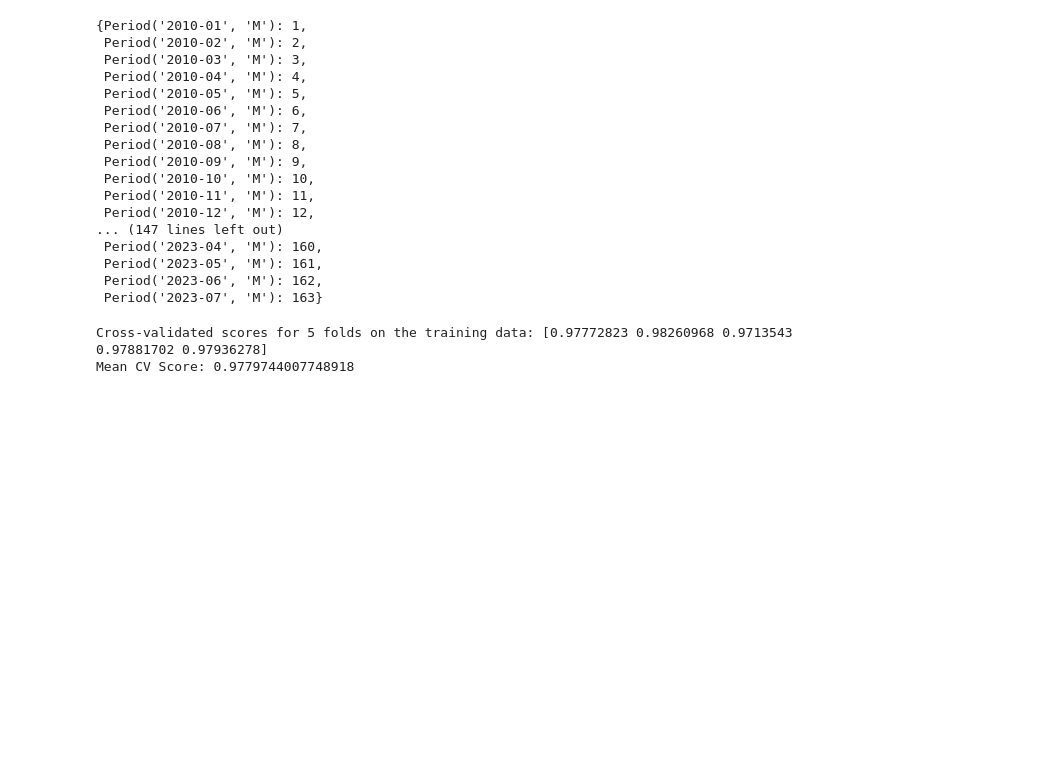
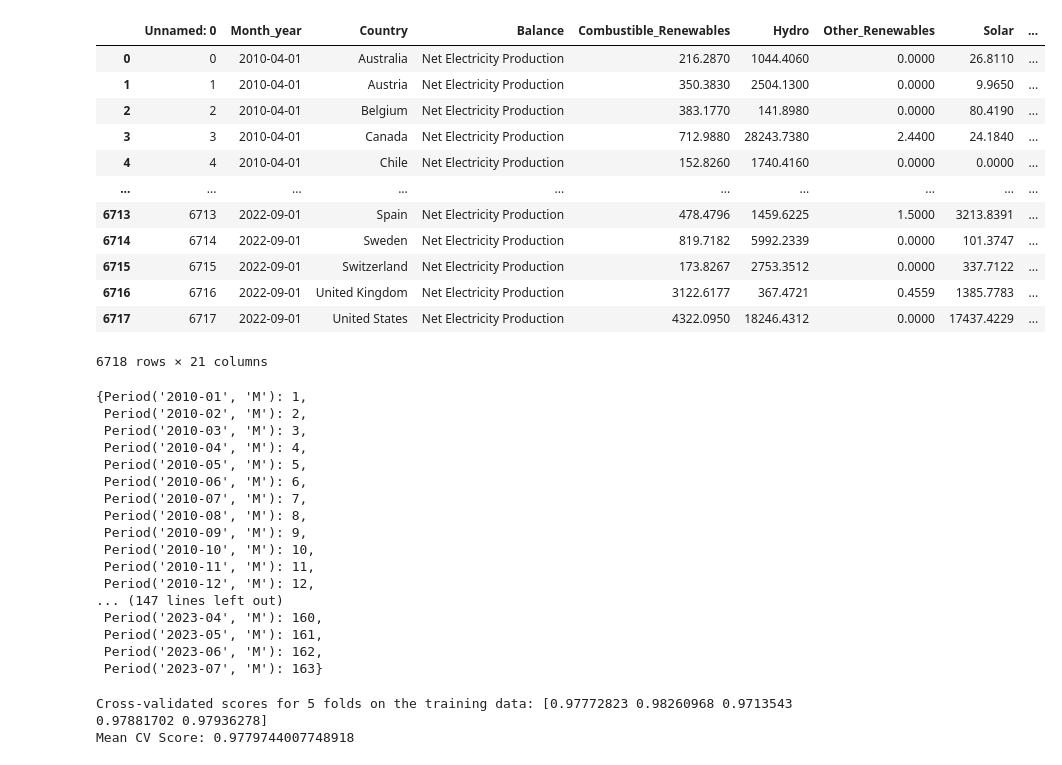
Before and after one commit to VonRiecken/Power-Predict, a Jupyter notebook: notebooks/KNN_Poly_4feats_TIME_log.ipynb, the cells around one changed output. Drawn from its saved outputs; the diff is of its cells as text; code cells hidden in the pictures; blank space fills up the shorter version.

Commit message:
orindal_mapping function implemeted in best model and preprocessor.py

```diff
--- a/notebooks/KNN_Poly_4feats_TIME_log.ipynb
+++ b/notebooks/KNN_Poly_4feats_TIME_log.ipynb
@@ -15,6 +16,84 @@ import seaborn as sns
 
 # --- Fetching Data ---
 df = pd.read_csv('/Users/FernandoSandoval/code/VonRiecken/Power-Predict/power_predict/data/merged_dataset2023-12-04 23:03:28.614514.csv')
+# %%
+# Ordinal Mapping function
+
+ordinal_map = {
+ Period('2010-01', 'M'): 1, Period('2010-02', 'M'): 2, Period('2010-03', 'M'): 3, Period('2010-04', 'M'): 4, Period('2010-05', 'M'): 5,
+ Period('2010-06', 'M'): 6, Period('2010-07', 'M'): 7, Period('2010-08', 'M'): 8, Period('2010-09', 'M'): 9, Period('2010-10', 'M'): 10,
+ Period('2010-11', 'M'): 11, Period('2010-12', 'M'): 12, Period('2011-01', 'M'): 13, Period('2011-02', 'M'): 14, Period('2011-03', 'M'): 15,
+ Period('2011-04', 'M'): 16, Period('2011-05', 'M'): 17, Period('2011-06', 'M'): 18, Period('2011-07', 'M'): 19, Period('2011-08', 'M'): 20,
+ Period('2011-09', 'M'): 21, Period('2011-10', 'M'): 22, Period('2011-11', 'M'): 23, Period('2011-12', 'M'): 24, Period('2012-01', 'M'): 25,
+ Period('2012-02', 'M'): 26, Period('2012-03', 'M'): 27, Period('2012-04', 'M'): 28, Period('2012-05', 'M'): 29, Period('2012-06', 'M'): 30,
+ Period('2012-07', 'M'): 31, Period('2012-08', 'M'): 32, Period('2012-09', 'M'): 33, Period('2012-10', 'M'): 34, Period('2012-11', 'M'): 35,
+ Period('2012-12', 'M'): 36, Period('2013-01', 'M'): 37, Period('2013-02', 'M'): 38, Period('2013-03', 'M'): 39, Period('2013-04', 'M'): 40,
+ Period('2013-05', 'M'): 41, Period('2013-06', 'M'): 42, Period('2013-07', 'M'): 43, Period('2013-08', 'M'): 44, Period('2013-09', 'M'): 45,
+ Period('2013-10', 'M'): 46, Period('2013-11', 'M'): 47, Period('2013-12', 'M'): 48, Period('2014-01', 'M'): 49, Period('2014-02', 'M'): 50,
+ Period('2014-03', 'M'): 51, Period('2014-04', 'M'): 52, Period('2014-05', 'M'): 53, Period('2014-06', 'M'): 54, Period('2014-07', 'M'): 55,
+ Period('2014-08', 'M'): 56, Period('2014-09', 'M'): 57, Period('2014-10', 'M'): 58, Period('2014-11', 'M'): 59,
+ Period('2014-12', 'M'): 60, Period('2015-01', 'M'): 61, Period('2015-02', 'M'): 62, Period('2015-03', 'M'): 63, Period('2015-04', 'M'): 64,
+ Period('2015-05', 'M'): 65, Period('2015-06', 'M'): 66, Period('2015-07', 'M'): 67, Period('2015-08', 'M'): 68, Period('2015-09', 'M'): 69,
+ Period('2015-10', 'M'): 70, Period('2015-11', 'M'): 71, Period('2015-12', 'M'): 72, Period('2016-01', 'M'): 73, Period('2016-02', 'M'): 74,
+ Period('2016-03', 'M'): 75, Period('2016-04', 'M'): 76, Period('2016-05', 'M'): 77, Period('2016-06', 'M'): 78, Period('2016-07', 'M'): 79,
+ Period('2016-08', 'M'): 80, Period('2016-09', 'M'): 81, Period('2016-10', 'M'): 82, Period('2016-11', 'M'): 83, Period('2016-12', 'M'): 84,
+ Period('2017-01', 'M'): 85, Period('2017-02', 'M'): 86, Period('2017-03', 'M'): 87, Period('2017-04', 'M'): 88, Period('2017-05', 'M'): 89,
+ Period('2017-06', 'M'): 90, Period('2017-07', 'M'): 91, Period('2017-08', 'M'): 92, Period('2017-09', 'M'): 93,
+ Period('2017-10', 'M'): 94, Period('2017-11', 'M'): 95, Period('2017-12', 'M'): 96, Period('2018-01', 'M'): 97, Period('2018-02', 'M'): 98,
+ Period('2018-03', 'M'): 99, Period('2018-04', 'M'): 100, Period('2018-05', 'M'): 101, Period('2018-06', 'M'): 102, Period('2018-07', 'M'): 103,
+ Period('2018-08', 'M'): 104, Period('2018-09', 'M'): 105, Period('2018-10', 'M'): 106, Period('2018-11', 'M'): 107, Period('2018-12', 'M'): 108,
+ Period('2019-01', 'M'): 109, Period('2019-02', 'M'): 110, Period('2019-03', 'M'): 111, Period('2019-04', 'M'): 112, Period('2019-05', 'M'): 113,
+ Period('2019-06', 'M'): 114, Period('2019-07', 'M'): 115, Period('2019-08', 'M'): 116, Period('2019-09', 'M'): 117, Period('2019-10', 'M'): 118,
+ Period('2019-11', 'M'): 119, Period('2019-12', 'M'): 120, Period('2020-01', 'M'): 121, Period('2020-02', 'M'): 122, Period('2020-03', 'M'): 123,
+ Period('2020-04', 'M'): 124, Period('2020-05', 'M'): 125, Period('2020-06', 'M'): 126, Period('2020-07', 'M'): 127, Period('2020-08', 'M'): 128,
+ Period('2020-09', 'M'): 129, Period('2020-10', 'M'): 130, Period('2020-11', 'M'): 131, Period('2020-12', 'M'): 132, Period('2021-01', 'M'): 133,
+ Period('2021-02', 'M'): 134, Period('2021-03', 'M'): 135, Period('2021-04', 'M'): 136, Period('2021-05', 'M'): 137, Period('2021-06', 'M'): 138,
+ Period('2021-07', 'M'): 139, Period('2021-08', 'M'): 140, Period('2021-09', 'M'): 141, Period('2021-10', 'M'): 142, Period('2021-11', 'M'): 143,
+ Period('2021-12', 'M'): 144, Period('2022-01', 'M'): 145, Period('2022-02', 'M'): 146, Period('2022-03', 'M'): 147, Period('2022-04', 'M'): 148,
+ Period('2022-05', 'M'): 149, Period('2022-06', 'M'): 150, Period('2022-07', 'M'): 151, Period('2022-08', 'M'): 152, Period('2022-09', 'M'): 153,
+ Period('2022-10', 'M'): 154, Period('2022-11', 'M'): 155, Period('2022-12', 'M'): 156, Period('2023-01', 'M'): 157, Period('2023-02', 'M'): 158,
+ Period('2023-03', 'M'): 159, Period('2023-04', 'M'): 160, Period('2023-05', 'M'): 161, Period('2023-06', 'M'): 162, Period('2023-07', 'M'): 163,
+ Period('2023-08', 'M'): 164, Period('2023-09', 'M'): 165, Period('2023-10', 'M'): 166, Period('2023-11', 'M'): 167, Period('2023-12', 'M'): 168,
+ Period('2024-01', 'M'): 169, Period('2024-02', 'M'): 170, Period('2024-03', 'M'): 171, Period('2024-04', 'M'): 172, Period('2024-05', 'M'): 173,
+ Period('2024-06', 'M'): 174, Period('2024-07', 'M'): 175, Period('2024-08', 'M'): 176, Period('2024-09', 'M'): 177, Period('2024-10', 'M'): 178,
+ Period('2024-11', 'M'): 179, Period('2024-12', 'M'): 180, Period('2025-01', 'M'): 181, Period('2025-02', 'M'): 182, Period('2025-03', 'M'): 183,
+ Period('2025-04', 'M'): 184, Period('2025-05', 'M'): 185, Period('2025-06', 'M'): 186, Period('2025-07', 'M'): 187, Period('2025-08', 'M'): 188,
+ Period('2025-09', 'M'): 189, Period('2025-10', 'M'): 190, Period('2025-11', 'M'): 191, Period('2025-12', 'M'): 192, Period('2026-01', 'M'): 193,
+ Period('2026-02', 'M'): 194, Period('2026-03', 'M'): 195, Period('2026-04', 'M'): 196, Period('2026-05', 'M'): 197, Period('2026-06', 'M'): 198,
+ Period('2026-07', 'M'): 199, Period('2026-08', 'M'): 200, Period('2026-09', 'M'): 201, Period('2026-10', 'M'): 202, Period('2026-11', 'M'): 203,
+ Period('2026-12', 'M'): 204, Period('2027-01', 'M'): 205, Period('2027-02', 'M'): 206, Period('2027-03', 'M'): 207, Period('2027-04', 'M'): 208,
+ Period('2027-05', 'M'): 209, Period('2027-06', 'M'): 210, Period('2027-07', 'M'): 211, Period('2027-08', 'M'): 212, Period('2027-09', 'M'): 213,
+ Period('2027-10', 'M'): 214, Period('2027-11', 'M'): 215, Period('2027-12', 'M'): 216, Period('2028-01', 'M'): 217, Period('2028-02', 'M'): 218,
+ Period('2028-03', 'M'): 219, Period('2028-04', 'M'): 220, Period('2028-05', 'M'): 221, Period('2028-06', 'M'): 222, Period('2028-07', 'M'): 223,
+ Period('2028-08', 'M'): 224, Period('2028-09', 'M'): 225, Period('2028-10', 'M'): 226, Period('2028-11', 'M'): 227, Period('2028-12', 'M'): 228,
+ Period('2029-01', 'M'): 229, Period('2029-02', 'M'): 230, Period('2029-03', 'M'): 231, Period('2029-04', 'M'): 232, Period('2029-05', 'M'): 233,
+ Period('2029-06', 'M'): 234, Period('2029-07', 'M'): 235, Period('2029-08', 'M'): 236, Period('2029-09', 'M'): 237, Period('2029-10', 'M'): 238,
+ Period('2029-11', 'M'): 239, Period('2029-12', 'M'): 240}
+
+def ordinal_mapping(date):
+    # Convert date to Period object in 'M' frequency
+    period_date = pd.Period(date, freq='M')
+
+    # Return the ordinal value if the date is in the map, else return None
+    return ordinal_map.get(period_date)
+
+df['ordinal_month'] = df['Month_year'].apply(ordinal_mapping)
+
+df
+# %% [output]
+|  | Unnamed: 0 | Month_year | Country | Balance | Combustible_Renewables | Hydro | Other_Renewables | Solar | ... |
+| 0 | 0 | 2010-04-01 | Australia | Net Electricity Production | 216.2870 | 1044.4060 | 0.0000 | 26.8110 | ... |
+| 1 | 1 | 2010-04-01 | Austria | Net Electricity Production | 350.3830 | 2504.1300 | 0.0000 | 9.9650 | ... |
+| 2 | 2 | 2010-04-01 | Belgium | Net Electricity Production | 383.1770 | 141.8980 | 0.0000 | 80.4190 | ... |
+| 3 | 3 | 2010-04-01 | Canada | Net Electricity Production | 712.9880 | 28243.7380 | 2.4400 | 24.1840 | ... |
+| 4 | 4 | 2010-04-01 | Chile | Net Electricity Production | 152.8260 | 1740.4160 | 0.0000 | 0.0000 | ... |
+| ... | ... | ... | ... | ... | ... | ... | ... | ... | ... |
+| 6713 | 6713 | 2022-09-01 | Spain | Net Electricity Production | 478.4796 | 1459.6225 | 1.5000 | 3213.8391 | ... |
+| 6714 | 6714 | 2022-09-01 | Sweden | Net Electricity Production | 819.7182 | 5992.2339 | 0.0000 | 101.3747 | ... |
+| 6715 | 6715 | 2022-09-01 | Switzerland | Net Electricity Production | 173.8267 | 2753.3512 | 0.0000 | 337.7122 | ... |
+| 6716 | 6716 | 2022-09-01 | United Kingdom | Net Electricity Production | 3122.6177 | 367.4721 | 0.4559 | 1385.7783 | ... |
+| 6717 | 6717 | 2022-09-01 | United States | Net Electricity Production | 4322.0950 | 18246.4312 | 0.0000 | 17437.4229 | ... |
+6718 rows × 21 columns
 # %%
 # --- Data Preprocessing ---
 
```
Also changed, not shown: parts of 2 cells of this notebook, 6 other files.
